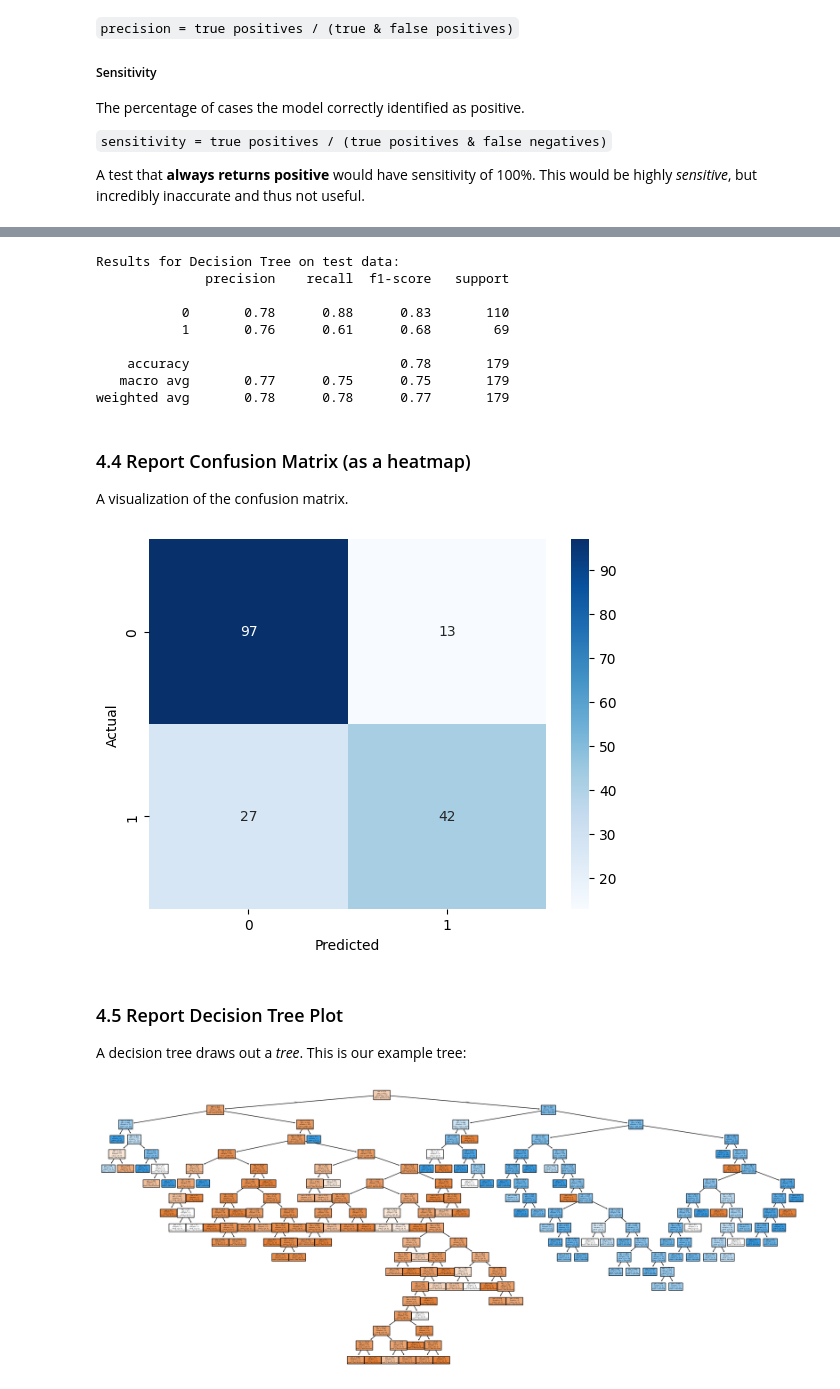
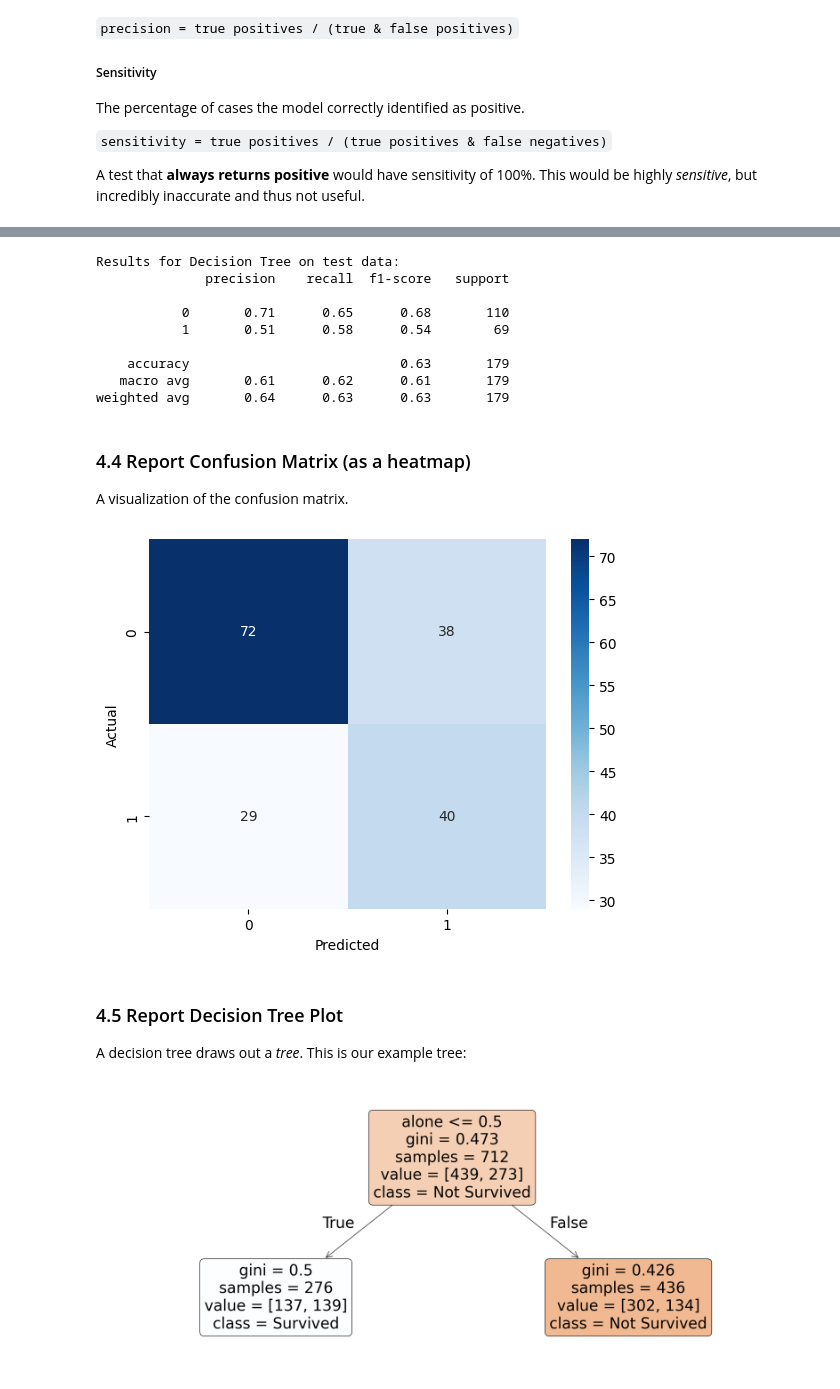
Before and after one commit to aarongilly/applied-ml-gillespie, a Jupyter notebook: lab03/ml03_gillespie.ipynb, the cells around one changed output, grey strips where cells are left out. Cells and saved outputs as stored; diff of their text form; code cells hidden in the pictures.

```diff
--- a/lab03/ml03_gillespie.ipynb
+++ b/lab03/ml03_gillespie.ipynb
@@ -82,16 +86,16 @@ I believe in the James Cameron movie `Titanic` they were saying 'Women and Child
 Here's wehere the actual assignment of the features & target are happening (the Xes and Y).
 # %%
 # Case 1: alone only
-# X = titanic[['alone']]
-# y = titanic['survived']
+X = titanic[['alone']]
+y = titanic['survived']
 
 # Case 2: age only (or your choice)
-# X = titanic[['age', 'class']]
+# X = titanic[['age']]
 # y = titanic['survived']
 
 # Case 3: age + family_size (or your choice)
-X = titanic[['age', 'sex']]
-y = titanic['survived']
+# X = titanic[['age', 'sex']]
+# y = titanic['survived']
 # %% [markdown]
 ### Reflection 3:
 
@@ -186,12 +190,12 @@ print(classification_report(y_test, y_test_pred))
 Results for Decision Tree on test data:
               precision    recall  f1-score   support
 
-           0       0.78      0.88      0.83       110
-           1       0.76      0.61      0.68        69
+           0       0.71      0.65      0.68       110
+           1       0.51      0.58      0.54        69
 
-    accuracy                           0.78       179
-   macro avg       0.77      0.75      0.75       179
-weighted avg       0.78      0.78      0.77       179
+    accuracy                           0.63       179
+   macro avg       0.61      0.62      0.61       179
+weighted avg       0.64      0.63      0.63       179
 # %% [markdown]
 ### 4.4 Report Confusion Matrix (as a heatmap)
 
@@ -203,7 +207,7 @@ plt.xlabel('Predicted')
 plt.ylabel('Actual')
 plt.show()
 # %% [output]
-[figure, old version]
+[figure, new version]
 # %% [markdown]
 ### 4.5 Report Decision Tree Plot
 
@@ -211,13 +215,13 @@ A decision tree draws out a _tree_. This is our example tree:
 # %%
 fig = plt.figure(figsize=(25,10))
 
-# plot_tree(tree_model, feature_names=X.columns, class_names=['Not Survived', 'Survived'], filled=True, fontsize=30, rounded=True) # <- works better for small trees
+plot_tree(tree_model, feature_names=X.columns, class_names=['Not Survived', 'Survived'], filled=True, fontsize=30, rounded=True) # <- works better for small trees
 
-plot_tree(tree_model, feature_names=X.columns, class_names=['Not Survived', 'Survived'], filled=True)
+# plot_tree(tree_model, feature_names=X.columns, class_names=['Not Survived', 'Survived'], filled=True)
 plt.show()
 fig.savefig("decision_tree_titanic.png")
 # %% [output]
-[figure, old version]
+[figure, new version]
 # %% [markdown]
 ### Reflection 4:
 
```
Also changed, not shown: parts of 12 cells of this notebook, 2 other files.
